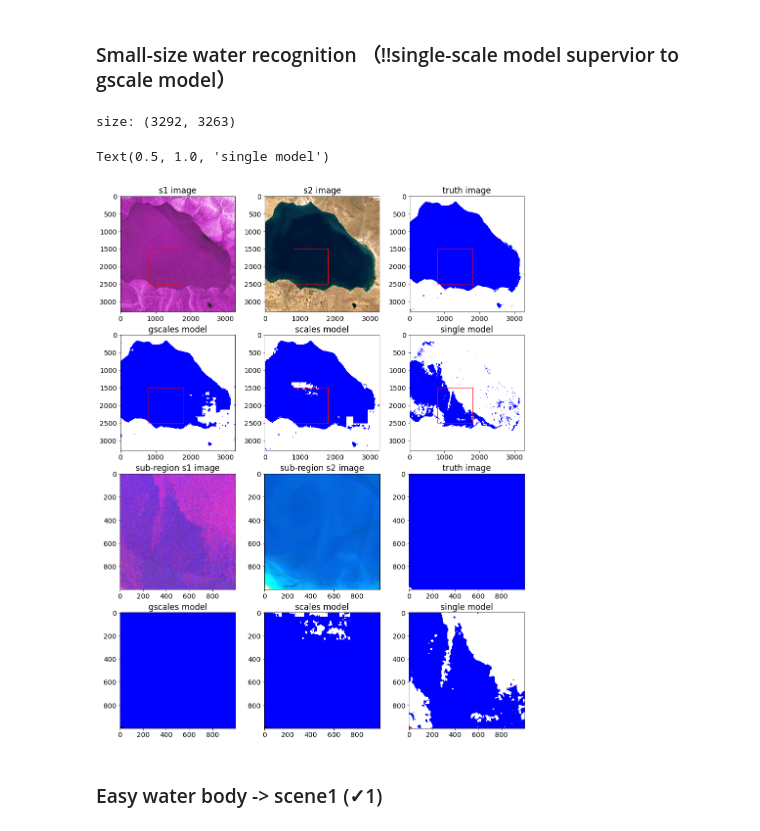
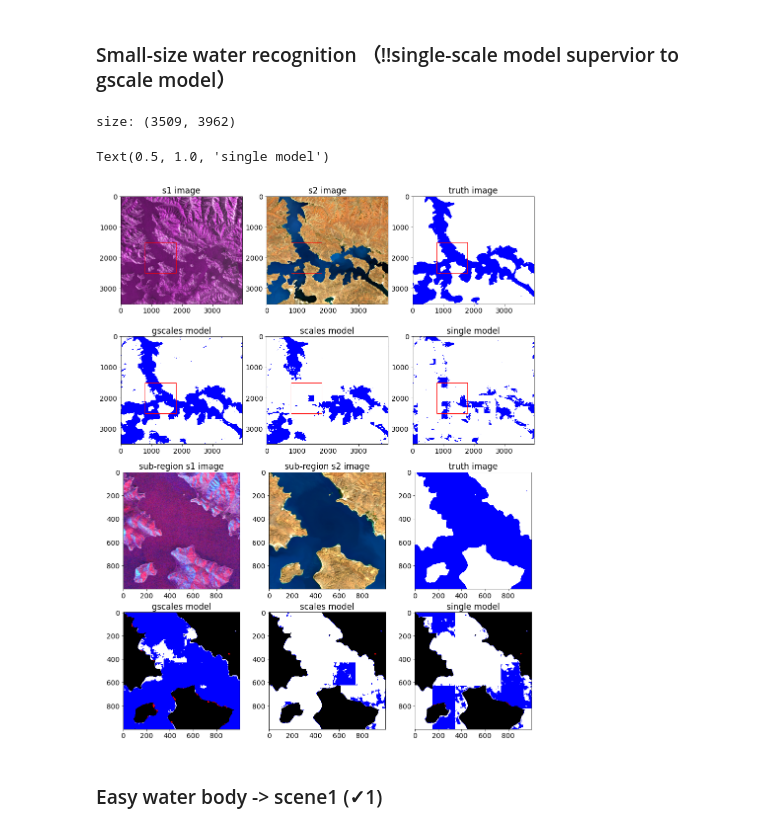
Before and after one commit to xinluo2018/Tibet-Water-2020, a Jupyter notebook: visual/methods_compare.ipynb, the cells around one changed output. Saved outputs shown, nothing was run; the diff lists cells and outputs as text; code cells hidden in the pictures.

```diff
--- a/visual/methods_compare.ipynb
+++ b/visual/methods_compare.ipynb
@@ -27,13 +23,15 @@ config.val_ids
 oa, miou, prod, user = [], [], [], []
 scene_, truth_, wat_ = [], [], []
 
+model_id = 'model_4'
+print('model id:', model_id)
 for idx in config.val_ids:
     scene_id = 'scene' + idx
     print('scene id: ', scene_id)
     path_valsite_as = config.root_proj+'/data/dset/s1_ascend/'+scene_id+'_s1as.tif'
     path_valsite_des = config.root_proj+'/data/dset/s1_descend/'+scene_id+'_s1des.tif'
     path_valsite_truth= config.root_proj+'/data/dset/s1_truth/'+scene_id+'_wat_truth.tif'
-    path_valsite_wat = config.root_proj+'/data/dset/valsite_wat_infer/gscales/as_des/'+scene_id+'_s1_water.tif'
+    path_valsite_wat = config.root_proj+'/data/dset/valsite_wat_infer/gscales/as_des/'+model_id+'/'+scene_id+'_s1_water.tif'
     scene_as, scene_as_info = readTiff(path_valsite_as)
     scene_des, scene_des_info = readTiff(path_valsite_des)
     truth, truth_info = readTiff(path_valsite_truth)
@@ -235,8 +242,8 @@ ax = fig.add_subplot(111)
 sns.lineplot(data=metrics_models_, x='epoch', y='val_loss', \
                   hue='Model', palette=colors, marker='o', ci=90, ax=ax)
 ax.legend().set_visible(False)
-ax.set_xlim(left=130, right=200)
-ax.set_ylim(top=0.24, bottom=0.15)
+ax.set_xlim(left=200, right=300)
+ax.set_ylim(top=0.25, bottom=0.165)
 x_major_locator=MultipleLocator(20)
 y_major_locator=MultipleLocator(0.03)
 ax.xaxis.set_major_locator(x_major_locator)
@@ -253,11 +260,12 @@ Text(0, 0.5, 'Validation loss')
 wat_gscales_, wat_scales_, wat_single_ = [], [], []
 s1_as_, s2_scene_, truth_ = [], [], []
 
+model_id = 'model_top1'
 for idx in config.val_ids:
-    scene_id = 'scene' + str(idx+1).zfill(2)
-    path_valsite_wat_single = config.root_proj+'/data/dset/valsite_wat_infer/single/as_des/'+scene_id+'_s1_water.tif'
-    path_valsite_wat_scales = config.root_proj+'/data/dset/valsite_wat_infer/scales/as_des/'+scene_id+'_s1_water.tif'
-    path_valsite_wat_gscales= config.root_proj+'/data/dset/valsite_wat_infer/gscales/as_des/'+scene_id+'_s1_water.tif'
+    scene_id = 'scene' + idx
+    path_valsite_wat_single = config.root_proj+'/data/dset/valsite_wat_infer/single/as_des/'+model_id+'/'+scene_id+'_s1_water.tif'
+    path_valsite_wat_scales = config.root_proj+'/data/dset/valsite_wat_infer/scales/as_des/'+model_id+'/'+scene_id+'_s1_water.tif'
+    path_valsite_wat_gscales= config.root_proj+'/data/dset/valsite_wat_infer/gscales/as_des/'+model_id+'/'+scene_id+'_s1_water.tif'
     path_valsite_as = config.root_proj+'/data/dset/s1_ascend/'+scene_id+'_s1as.tif'
     # path_valsite_des = config.root_proj+'/data/dset/s1_descend/'+scene_id+'_s1des.tif'
     path_valsite_truth = config.root_proj+'/data/dset/s1_truth/'+scene_id+'_wat_truth.tif'
@@ -267,7 +275,7 @@ for idx in config.val_ids:
     wat_scales, wat_scales_info = readTiff(path_valsite_wat_scales)
     wat_single, wat_single_info = readTiff(path_valsite_wat_single)
     s1_as, s1_as_info = readTiff(path_valsite_as)
-    if idx < 20:
+    if int(idx) < 20:
         s2_scene, s2_scene_info = readTiff(path_valsite_s2)
     truth, truth_info = readTiff(path_valsite_truth)
     wat_gscales_.append(wat_gscales); wat_scales_.append(wat_scales)
@@ -298,7 +306,7 @@ def local_dif(s1_scene, s2_scene, truth, wat_gscales, wat_scales, wat_single, re
 cmap_wat = ListedColormap(["white", "blue"])
 cmap_err = ListedColormap(['red', 'black', 'blue','white'])
 # %%
-idx = 2  #
+idx = 0  # 0-9
 plt.rcParams.update({'font.size': 14})
 print('size:', truth_[idx].shape)
 sub_region = [1500, 2500, 800, 1800]  ## row_start, row_end, col_start, col_end
@@ -308,35 +316,35 @@ s1_scene_l, s2_scene_l, truth_l, dif_gscales_l, dif_scales_l, dif_single_l = loc
                 s2_scene_[idx], truth_[idx], wat_gscales_[idx], wat_scales_[idx], wat_single_[idx], sub_region)
 plt.figure(figsize=(15,20))
 ### water map for selected scene
 plt.subplot(4,3,1); imgShow(s1_as_[idx], color_bands=(0,1,0)); plt.title('s1 image')
 rect = Rectangle((x0, y0), width, height, linewidth=1, edgecolor='r', facecolor='none')
 ax = plt.gca(); ax.add_patch(rect)
 plt.subplot(4,3,2); imgShow(s2_scene_[idx]); plt.title('s2 image')
 rect = Rectangle((x0, y0), width, height, linewidth=1, edgecolor='r', facecolor='none') # create Rectangle patch
 ax = plt.gca(); ax.add_patch(rect)
 plt.subplot(4,3,3); plt.imshow(truth_[idx], cmap=cmap_wat); plt.title('truth image')
 rect = Rectangle((x0, y0), width, height, linewidth=1, edgecolor='r', facecolor='none')
 ax = plt.gca(); ax.add_patch(rect)
 plt.subplot(4,3,4); plt.imshow(wat_gscales_[idx], cmap=cmap_wat); plt.title('gscales model')
 rect = Rectangle((x0, y0), width, height, linewidth=1, edgecolor='r', facecolor='none')
 ax = plt.gca(); ax.add_patch(rect)
 plt.subplot(4,3,5); plt.imshow(wat_scales_[idx], cmap=cmap_wat); plt.title('scales model')
 rect = Rectangle((x0, y0), width, height, linewidth=1, edgecolor='r', facecolor='none')
 ax = plt.gca(); ax.add_patch(rect)
 plt.subplot(4,3,6); plt.imshow(wat_single_[idx], cmap=cmap_wat); plt.title('single model')
 rect = Rectangle((x0, y0), width, height, linewidth=1, edgecolor='r', facecolor='none')
 ax = plt.gca(); ax.add_patch(rect)
 ### error map for the sub-region
 plt.subplot(4,3,7); imgShow(s1_scene_l); plt.title('sub-region s1 image')
 plt.subplot(4,3,8); imgShow(s2_scene_l); plt.title('sub-region s2 image')
 plt.subplot(4,3,9); plt.imshow(truth_l, cmap=cmap_wat); plt.title('truth image')
 plt.subplot(4,3,10); plt.imshow(dif_gscales_l, cmap=cmap_err); plt.title('gscales model')
 plt.subplot(4,3,11); plt.imshow(dif_scales_l, cmap=cmap_err); plt.title('scales model')
 plt.subplot(4,3,12); plt.imshow(dif_single_l, cmap=cmap_err); plt.title('single model')
 # %% [output]
-size: (3292, 3263)
+size: (3509, 3962)
 Text(0.5, 1.0, 'single model')
-[figure, old version]
+[figure, new version]
 # %% [markdown]
 ### Easy water body -> scene1 (✓1)
 # %%
```
Also changed, not shown: parts of 15 cells of this notebook, 13 other files.
